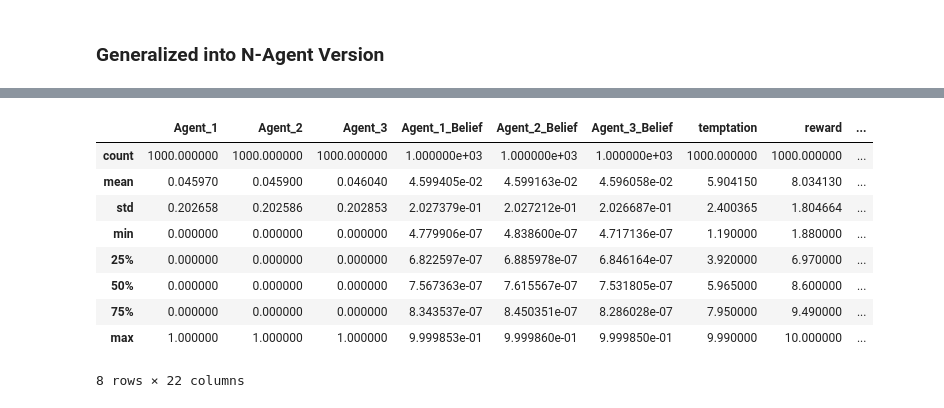
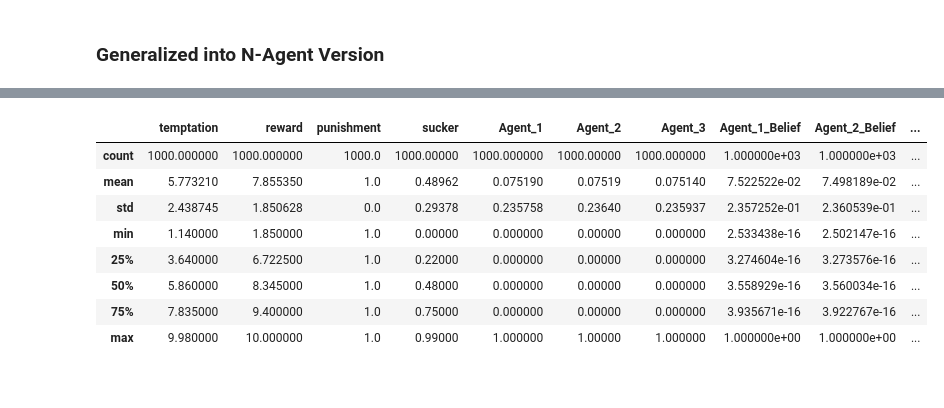
Before and after one commit to HarryZhangHH/EpisodicDRQN, a Jupyter notebook: fictitious_play_experiment.ipynb, the cells around one changed output, grey strips where cells are left out. Cells and saved outputs as stored; diff of their text form; code cells hidden in the pictures.

```diff
--- a/fictitious_play_experiment.ipynb
+++ b/fictitious_play_experiment.ipynb
@@ -274,17 +294,17 @@ def multi_agent_fictitious_play(N_EPISODES:int, payoff:Type.TensorType, reward:T
         final_strategy[i] = strategy[j,i]
     return strategy, belief, log, final_strategy
 # %%
-def multi_stimulate(REWARD, TEMPTATION, SUCKER, PUNISHMENT, N_EPISODES, N, EPOCH):
+def multi_stimulate(REWARD, TEMPTATION, SUCKER, PUNISHMENT, N_EPISODES, N_AGENTS, EPOCH, entropy_flag=False):
     payoff = np.array([[REWARD, SUCKER],[TEMPTATION, PUNISHMENT]])
     strategy_list, belief_list = [],[]
     for ep in range(EPOCH):
         # 'reward' stores the payoff for each player, assuming the other player plays according to the empirical distribution
         reward = np.zeros([2,2])
         # 'strategy' stores the strategy played in each time period
-        strategy = -np.ones([N_EPISODES,N])
+        strategy = -np.ones([N_EPISODES,N_AGENTS])
         # 'belief' stores the empirical distribution at each time period, which is the defection probability
-        belief = np.zeros(N)
-        _, belief, belief_value, final_strategy = multi_agent_fictitious_play(N_EPISODES, payoff, reward, strategy, belief, N)
+        belief = np.zeros(N_AGENTS)
+        _, belief, belief_log, final_strategy = multi_agent_fictitious_play(N_EPISODES, payoff, reward, strategy, belief, N_AGENTS, entropy_flag=entropy_flag)
         strategy_list.append(final_strategy.copy())
         belief_list.append(belief.copy())
 
@@ -305,12 +327,12 @@ REWARD, TEMPTATION, SUCKER, PUNISHMENT = 3.0, 5.8, 0.1, 3.3
 # chicken
 # REWARD, TEMPTATION, SUCKER, PUNISHMENT = 3, 4, 1, 0
 
-N = 3
 EPOCH = 100
+N_AGENTS = 3
 N_EPISODES = 1000
 # C:0, D:1
 # payoff matrix for the two players in the 2x2 game
-df_multi_PD = multi_stimulate(REWARD, TEMPTATION, SUCKER, PUNISHMENT, N_EPISODES, N, EPOCH)
+df_multi_PD = multi_stimulate(REWARD, TEMPTATION, SUCKER, PUNISHMENT, N_EPISODES, N_AGENTS, EPOCH)
 df_multi_PD.describe()
 # %% [output]
 |  | Agent_1 | Agent_2 | Agent_3 | Agent_1_Belief | Agent_2_Belief | Agent_3_Belief |
@@ -327,8 +349,9 @@ REWARD, TEMPTATION, SUCKER, PUNISHMENT = generate_payoff_matrix('PD', N=100)
 df_multi_PD = pd.DataFrame(columns=['Agent_1', 'Agent_2', 'Agent_3', 'Agent_1_Belief', 'Agent_2_Belief', 'Agent_3_Belief', 'temptation', 'reward', 'punishment', 'sucker'])
 for idx, val in tqdm(enumerate(REWARD)):
     R, T, S, P = val, TEMPTATION[idx], SUCKER[idx], PUNISHMENT[idx]
-    df = multi_stimulate(R, T, S, P, N_EPISODES, N, EPOCH)
+    df = multi_stimulate(R, T, S, P, N_EPISODES, N_AGENTS, EPOCH)
     df_mean = df.mean().to_frame().transpose()
     df_mean['temptation'], df_mean['reward'], df_mean['punishment'], df_mean['sucker'] = T, R, P, S
     df_multi_PD = pd.concat([df_multi_PD, df_mean], ignore_index=True)
 df_multi_PD = df_multi_PD.astype(float)
+df_multi_PD[['Agent_1', 'Agent_2', 'Agent_3']].plot.hist(bins=100, alpha=0.5)
@@ -353,23 +378,22 @@ for N in range(4,10):
         print(df_multi_PD.mean())
 # %%
 REWARD, TEMPTATION, SUCKER, PUNISHMENT = generate_payoff_matrix('SH', N=1000)
-df_multi_SH = pd.DataFrame(columns=['Agent_1', 'Agent_2', 'Agent_3', 'Agent_1_Belief', 'Agent_2_Belief', 'Agent_3_Belief', 'temptation', 'reward', 'punishment', 'sucker'])
+df_multi_SH = pd.DataFrame(columns=['temptation', 'reward', 'punishment', 'sucker'])
 for idx, val in tqdm(enumerate(REWARD)):
     R, T, S, P = val, TEMPTATION[idx], SUCKER[idx], PUNISHMENT[idx]
-    df = multi_stimulate(R, T, S, P, N_EPISODES, N, EPOCH)
+    df = multi_stimulate(R, T, S, P, N_EPISODES, N_AGENTS, EPOCH)
     df_mean = df.mean().to_frame().transpose()
     df_mean['temptation'], df_mean['reward'], df_mean['punishment'], df_mean['sucker'] = T, R, P, S
     df_multi_SH = pd.concat([df_multi_SH, df_mean], ignore_index=True)
 df_multi_SH = df_multi_SH.astype(float)
 df_multi_SH.describe()
 # %% [output]
-|  | Agent_1 | Agent_2 | Agent_3 | Agent_1_Belief | Agent_2_Belief | Agent_3_Belief | temptation | reward | ... |
-| count | 1000.000000 | 1000.000000 | 1000.000000 | 1.000000e+03 | 1.000000e+03 | 1.000000e+03 | 1000.000000 | 1000.000000 | ... |
-| mean | 0.045970 | 0.045900 | 0.046040 | 4.599405e-02 | 4.599163e-02 | 4.596058e-02 | 5.904150 | 8.034130 | ... |
-| std | 0.202658 | 0.202586 | 0.202853 | 2.027379e-01 | 2.027212e-01 | 2.026687e-01 | 2.400365 | 1.804664 | ... |
-| min | 0.000000 | 0.000000 | 0.000000 | 4.779906e-07 | 4.838600e-07 | 4.717136e-07 | 1.190000 | 1.880000 | ... |
-| 25% | 0.000000 | 0.000000 | 0.000000 | 6.822597e-07 | 6.885978e-07 | 6.846164e-07 | 3.920000 | 6.970000 | ... |
-| 50% | 0.000000 | 0.000000 | 0.000000 | 7.567363e-07 | 7.615567e-07 | 7.531805e-07 | 5.965000 | 8.600000 | ... |
-| 75% | 0.000000 | 0.000000 | 0.000000 | 8.343537e-07 | 8.450351e-07 | 8.286028e-07 | 7.950000 | 9.490000 | ... |
-| max | 1.000000 | 1.000000 | 1.000000 | 9.999853e-01 | 9.999860e-01 | 9.999850e-01 | 9.990000 | 10.000000 | ... |
+|  | temptation | reward | punishment | sucker | Agent_1 | Agent_2 | Agent_3 | Agent_1_Belief | Agent_2_Belief | ... |
+| count | 1000.000000 | 1000.000000 | 1000.0 | 1000.00000 | 1000.000000 | 1000.00000 | 1000.000000 | 1.000000e+03 | 1.000000e+03 | ... |
+| mean | 5.773210 | 7.855350 | 1.0 | 0.48962 | 0.075190 | 0.07519 | 0.075140 | 7.522522e-02 | 7.498189e-02 | ... |
+| std | 2.438745 | 1.850628 | 0.0 | 0.29378 | 0.235758 | 0.23640 | 0.235937 | 2.357252e-01 | 2.360539e-01 | ... |
+| min | 1.140000 | 1.850000 | 1.0 | 0.00000 | 0.000000 | 0.00000 | 0.000000 | 2.533438e-16 | 2.502147e-16 | ... |
+| 25% | 3.640000 | 6.722500 | 1.0 | 0.22000 | 0.000000 | 0.00000 | 0.000000 | 3.274604e-16 | 3.273576e-16 | ... |
+| 50% | 5.860000 | 8.345000 | 1.0 | 0.48000 | 0.000000 | 0.00000 | 0.000000 | 3.558929e-16 | 3.560034e-16 | ... |
+| 75% | 7.835000 | 9.400000 | 1.0 | 0.75000 | 0.000000 | 0.00000 | 0.000000 | 3.935671e-16 | 3.922767e-16 | ... |
+| max | 9.980000 | 10.000000 | 1.0 | 0.99000 | 1.000000 | 1.00000 | 1.000000 | 1.000000e+00 | 1.000000e+00 | ... |
-8 rows × 22 columns
```
Also changed, not shown: parts of 23 cells of this notebook, 7 other files.
